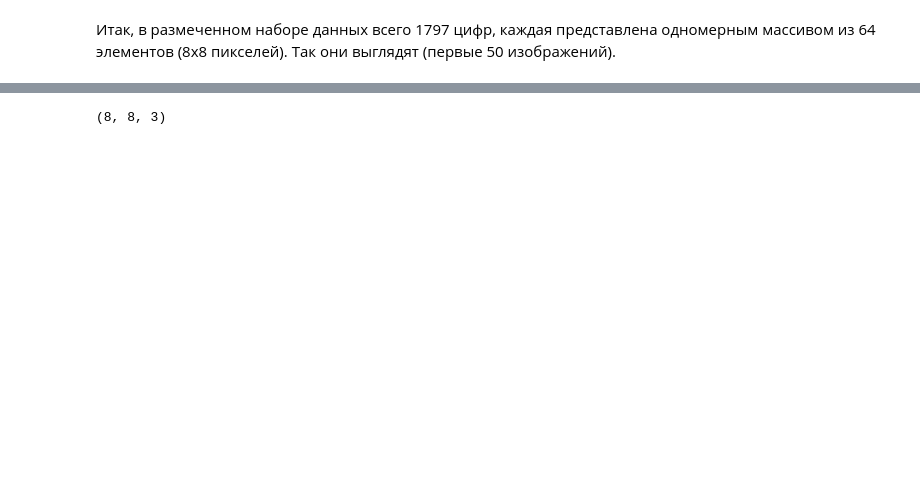
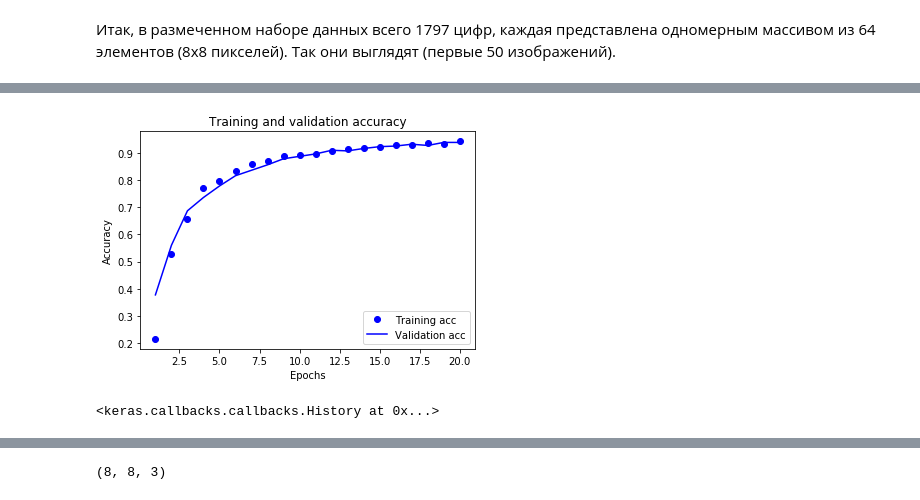
Before and after one commit to crimcat/ml, a Jupyter notebook: examples/Handwritten digits recognition by simple NN.ipynb, the cells around one changed output, grey strips where cells are left out. Saved outputs shown, nothing was run; the diff lists cells and outputs as text; code cells hidden in the pictures; blank space fills up the shorter version.

```diff
--- a/examples/Handwritten digits recognition by simple NN.ipynb
+++ b/examples/Handwritten digits recognition by simple NN.ipynb
@@ -99,0 +136,25 @@ Epoch 100/100
+# %%
+acc_values = model_history['accuracy']
+validation_acc_values = model_history['val_accuracy']
+
+plt.plot(epochs, acc_values, 'bo', label='Training acc')
+plt.plot(epochs, validation_acc_values, 'b', label='Validation acc')
+plt.title('Training and validation accuracy')
+plt.xlabel('Epochs')
+plt.ylabel('Accuracy')
+plt.legend()
+
+plt.show()
+# %% [output]
+[figure, added]
+# %%
+model = Sequential()
+
+model.add(Dense(64, input_shape=(64,), activation="relu"))
+model.add(Dense(10, activation="softmax"))
+
+model.compile(loss="categorical_crossentropy", optimizer="rmsprop", metrics=["accuracy"])
+
+model.fit(x_train, y_train, batch_size=128, epochs=10, verbose=False)
+# %% [output]
+<keras.callbacks.callbacks.History at 0x...>
```
Also changed, not shown: parts of 30 cells of this notebook, 13 other files.
